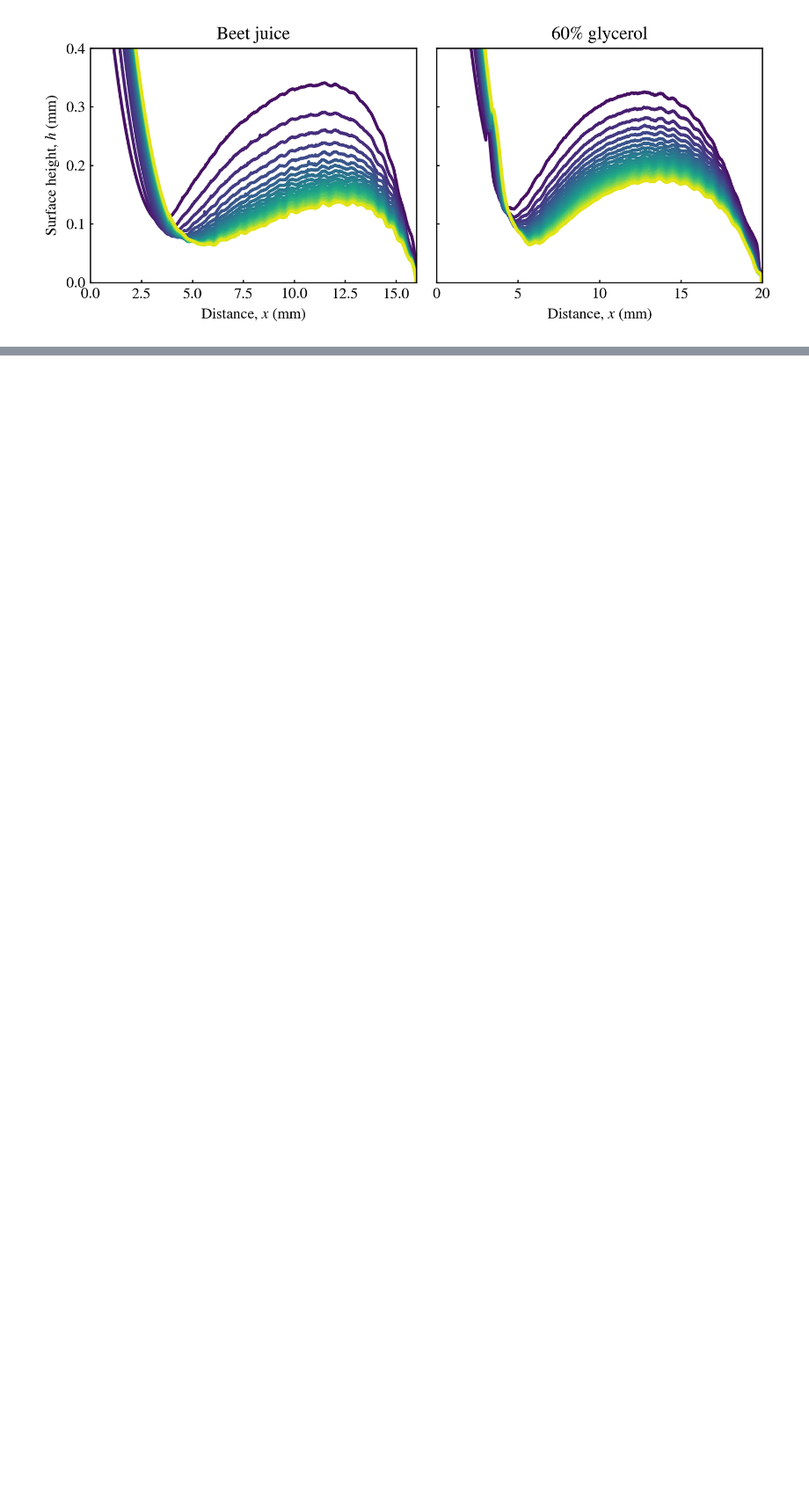
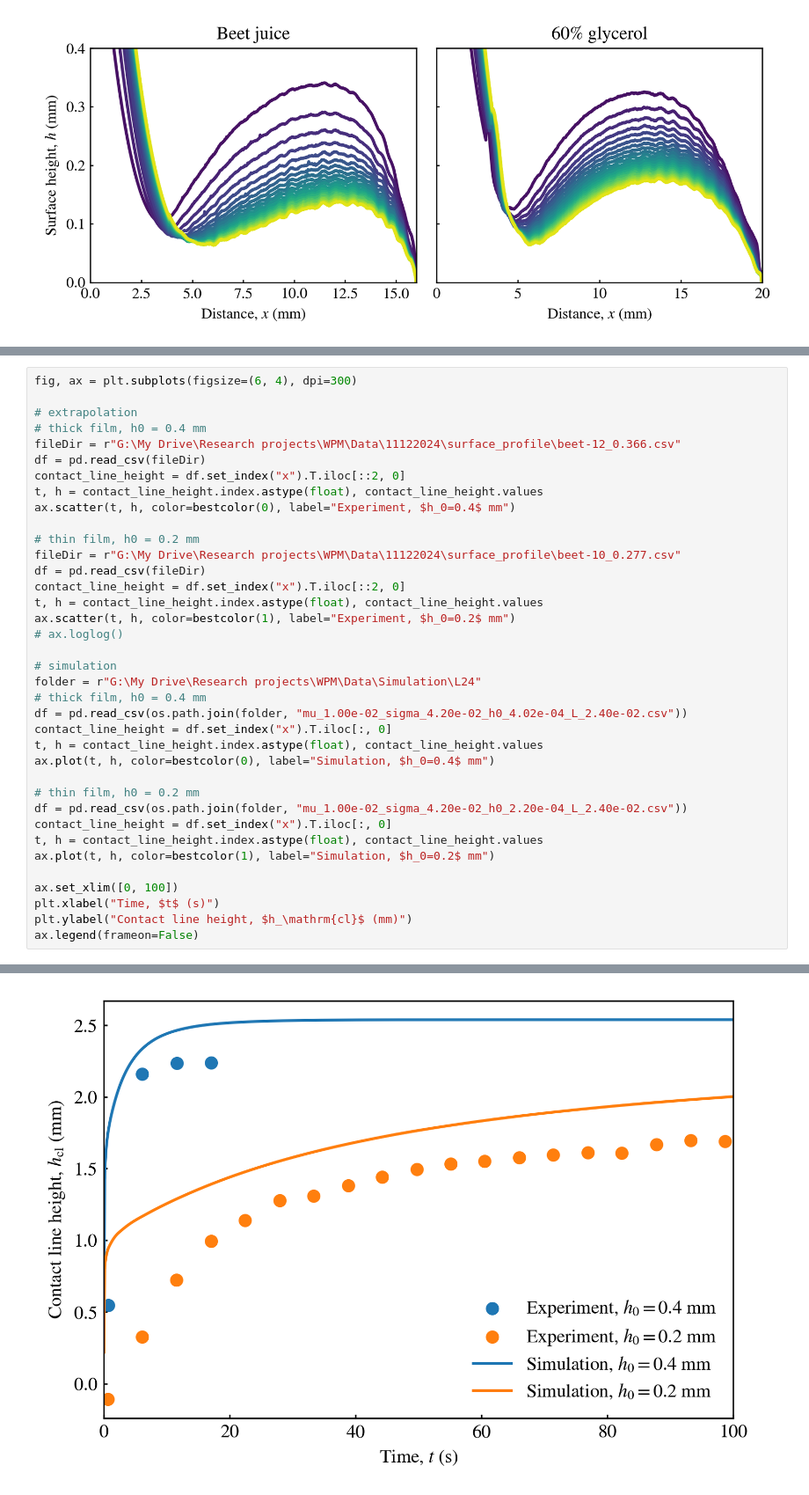
Before and after one commit to ZLoverty/WPM, a Jupyter notebook: Code/Response_to_reviewers.ipynb, the cells around one changed output, grey strips where cells are left out. Shown at 88% size. Drawn from its saved outputs; the diff is of its cells as text; blank space fills up the shorter version.

```diff
--- a/Code/Response_to_reviewers.ipynb
+++ b/Code/Response_to_reviewers.ipynb
@@ -77,0 +146,38 @@ plt.tight_layout()
+# %%
+fig, ax = plt.subplots(figsize=(6, 4), dpi=300)
+
+# extrapolation
+# thick film, h0 = 0.4 mm
+fileDir = r"G:\My Drive\Research projects\WPM\Data\11122024\surface_profile\beet-12_0.366.csv"
+df = pd.read_csv(fileDir)
+contact_line_height = df.set_index("x").T.iloc[::2, 0]
+t, h = contact_line_height.index.astype(float), contact_line_height.values
+ax.scatter(t, h, color=bestcolor(0), label="Experiment, $h_0=0.4$ mm")
+
+# thin film, h0 = 0.2 mm
+fileDir = r"G:\My Drive\Research projects\WPM\Data\11122024\surface_profile\beet-10_0.277.csv"
+df = pd.read_csv(fileDir)
+contact_line_height = df.set_index("x").T.iloc[::2, 0]
+t, h = contact_line_height.index.astype(float), contact_line_height.values
+ax.scatter(t, h, color=bestcolor(1), label="Experiment, $h_0=0.2$ mm")
+# ax.loglog()
+
+# simulation
+folder = r"G:\My Drive\Research projects\WPM\Data\Simulation\L24"
+# thick film, h0 = 0.4 mm
+df = pd.read_csv(os.path.join(folder, "mu_1.00e-02_sigma_4.20e-02_h0_4.02e-04_L_2.40e-02.csv"))
+contact_line_height = df.set_index("x").T.iloc[:, 0]
+t, h = contact_line_height.index.astype(float), contact_line_height.values
+ax.plot(t, h, color=bestcolor(0), label="Simulation, $h_0=0.4$ mm")
+
+# thin film, h0 = 0.2 mm
+df = pd.read_csv(os.path.join(folder, "mu_1.00e-02_sigma_4.20e-02_h0_2.20e-04_L_2.40e-02.csv"))
+contact_line_height = df.set_index("x").T.iloc[:, 0]
+t, h = contact_line_height.index.astype(float), contact_line_height.values
+ax.plot(t, h, color=bestcolor(1), label="Simulation, $h_0=0.2$ mm")
+
+ax.set_xlim([0, 100])
+plt.xlabel("Time, $t$ (s)")
+plt.ylabel("Contact line height, $h_\mathrm{cl}$ (mm)")
+ax.legend(frameon=False)
+# %% [output]
@@ -77,0 +185 @@ plt.tight_layout()
+[figure, added]
```
Also changed, not shown: parts of 23 cells of this notebook.
